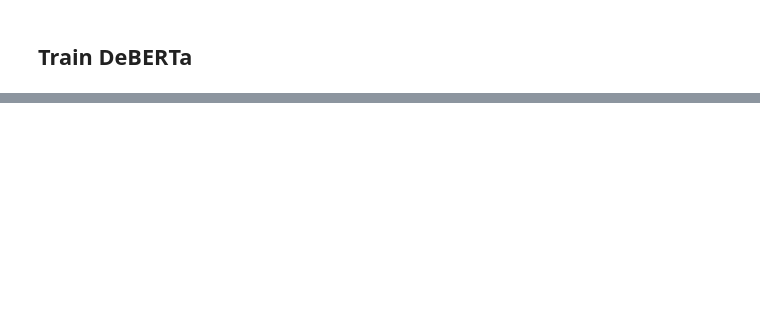
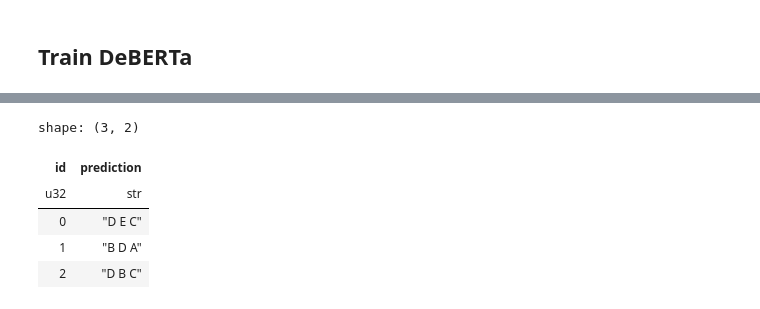
Before and after one commit to dan-tee/kaggle-science-exam, a Jupyter notebook: Train Wtih Colbert.ipynb, the cells around one changed output, grey strips where cells are left out. Drawn from its saved outputs; the diff is of its cells as text; code cells hidden in the pictures; blank space fills up the shorter version.

```diff
--- a/Train Wtih Colbert.ipynb
+++ b/Train Wtih Colbert.ipynb
@@ -339,13 +283,13 @@ def compute_metrics(eval_pred):
 # %%
-retrain = True
+retrain = False
 
 output_path = Path('./checkpoints')
 training_args = TrainingArguments(
-    learning_rate=5e-6,
-    num_train_epochs=6,
+    learning_rate=2e-5,
+    num_train_epochs=2,
     #fp16=True,
     warmup_ratio=0.5,
-    weight_decay=0.002,
+    weight_decay=0.0,
     per_device_train_batch_size=1,
     per_device_eval_batch_size=16,
     evaluation_strategy = IntervalStrategy.STEPS,
@@ -354,7 +298,7 @@ training_args = TrainingArguments(
     save_steps=5000,
     report_to='wandb',
     output_dir=str(output_path),
-    run_name='Train with Colbert'
+    run_name='train_with_colbert'
 )
 
 if not output_path.exists() or retrain:
@@ -392,8 +336,8 @@ if not output_path.exists() or retrain:
         optimizers=(optimizer, scheduler)
     )
 
-
     trainer.train()
     wandb.finish()
+    trainer.save_model(output_path/training_args.run_name)
 else:
-    model = AutoModelForMultipleChoice.from_pretrained(output_path/'checkpoint-19500')
+    model = AutoModelForMultipleChoice.from_pretrained(output_path/training_args.run_name)
@@ -428,0 +344,19 @@ Run history:
+# %%
+trainer = Trainer(
+    model=model,
+    data_collator=DataCollatorForMultipleChoice(tokenizer=tokenizer, max_length=600),
+)
+test_logits = trainer.predict(tokenized_test).predictions
+# %%
+test_preds = np.argsort(-test_logits, 1)
+test_letters = np.array(list('ABCDE'))[test_preds]
+test_letters = pl.Series(test_letters[:,:3]).list.join(' ')
+test_output = pl.DataFrame({'prediction':test_letters}).with_row_count('id')
+test_output[:3]
+# %% [output]
+shape: (3, 2)
+| id | prediction |
+| u32 | str |
+| 0 | "D E C" |
+| 1 | "B D A" |
+| 2 | "D B C" |
```
Also changed, not shown: parts of 19 cells of this notebook.
